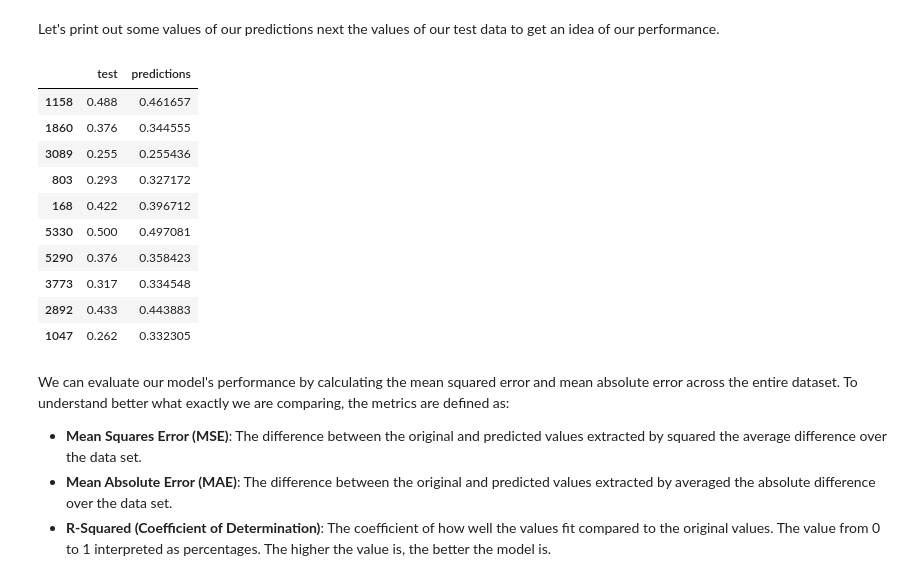
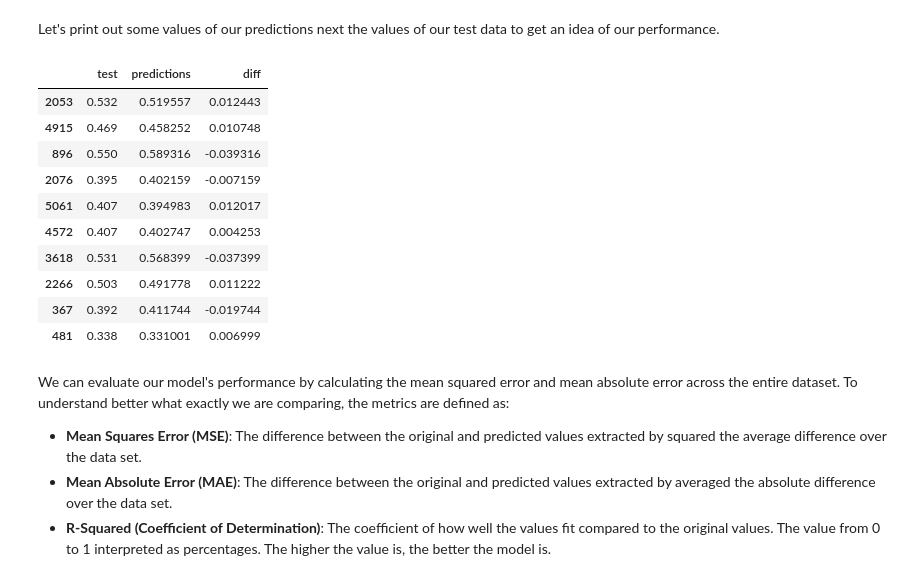
Before and after one commit to RyRom/da-proj, a Jupyter notebook: ml_demo.ipynb, the cells around one changed output. Saved outputs shown, nothing was run; the diff lists cells and outputs as text; code cells hidden in the pictures.

```diff
--- a/ml_demo.ipynb
+++ b/ml_demo.ipynb
@@ -507,0 +508,12 @@ As we can see from the high VIF scores, we do have high multicolinearity. This m
+# %%
+# Centering formula
+center_function = lambda x: x - x.mean()
+
+# Center data and check VIF
+X = center_function(X)
+
+vif = pd.DataFrame()
+vif['VIF'] = [variance_inflation_factor(X.values, i) for i in range(X.shape[1])]
+vif['variable'] = X.columns
+
+print(vif)
@@ -508,6 +539,6 @@ As we can see from the high VIF scores, we do have high multicolinearity. This m
 # %%
 # Dropping high VIF columns
-X.drop(columns=['xba', 'xwoba', 'xobp','woba', 'on_base_percent', 'whiff_percent', 'batting_avg', 'pa', 'sweet_spot_percent', 'walk', 'swing_percent'], inplace=True)
+X.drop(columns=['on_base_percent', 'xobp', 'xwoba', 'woba', 'pa', 'whiff_percent', 'walk', 'xba'], inplace=True)
 
 vif = pd.DataFrame()
 vif['VIF'] = [variance_inflation_factor(X.values, i) for i in range(X.shape[1])]
@@ -540,20 +574,21 @@ Let's print out some values of our predictions next the values of our test data
 # %%
 comp = pd.DataFrame(y_test)
 comp['predictions'] = y_pred.tolist()
 comp.rename(columns={'slg_percent' : 'test'}, inplace=True)
+comp['diff'] = comp['test'] - comp['predictions']
 comp.head(10)
 # %% [output]
-|  | test | predictions |
-| 1158 | 0.488 | 0.461657 |
-| 1860 | 0.376 | 0.344555 |
-| 3089 | 0.255 | 0.255436 |
-| 803 | 0.293 | 0.327172 |
-| 168 | 0.422 | 0.396712 |
-| 5330 | 0.500 | 0.497081 |
-| 5290 | 0.376 | 0.358423 |
-| 3773 | 0.317 | 0.334548 |
-| 2892 | 0.433 | 0.443883 |
-| 1047 | 0.262 | 0.332305 |
+|  | test | predictions | diff |
+| 2053 | 0.532 | 0.519557 | 0.012443 |
+| 4915 | 0.469 | 0.458252 | 0.010748 |
+| 896 | 0.550 | 0.589316 | -0.039316 |
+| 2076 | 0.395 | 0.402159 | -0.007159 |
+| 5061 | 0.407 | 0.394983 | 0.012017 |
+| 4572 | 0.407 | 0.402747 | 0.004253 |
+| 3618 | 0.531 | 0.568399 | -0.037399 |
+| 2266 | 0.503 | 0.491778 | 0.011222 |
+| 367 | 0.392 | 0.411744 | -0.019744 |
+| 481 | 0.338 | 0.331001 | 0.006999 |
 # %% [markdown]
 We can evaluate our model's performance by calculating the mean squared error and mean absolute error across the entire dataset. To understand better what exactly we are comparing, the metrics are defined as:
 
```
Also changed, not shown: parts of 10 cells of this notebook.
